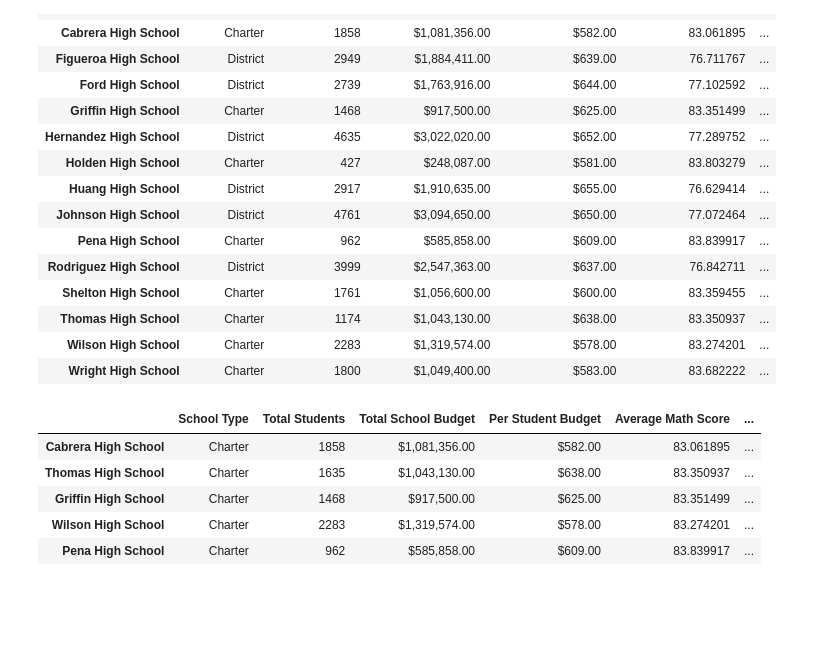
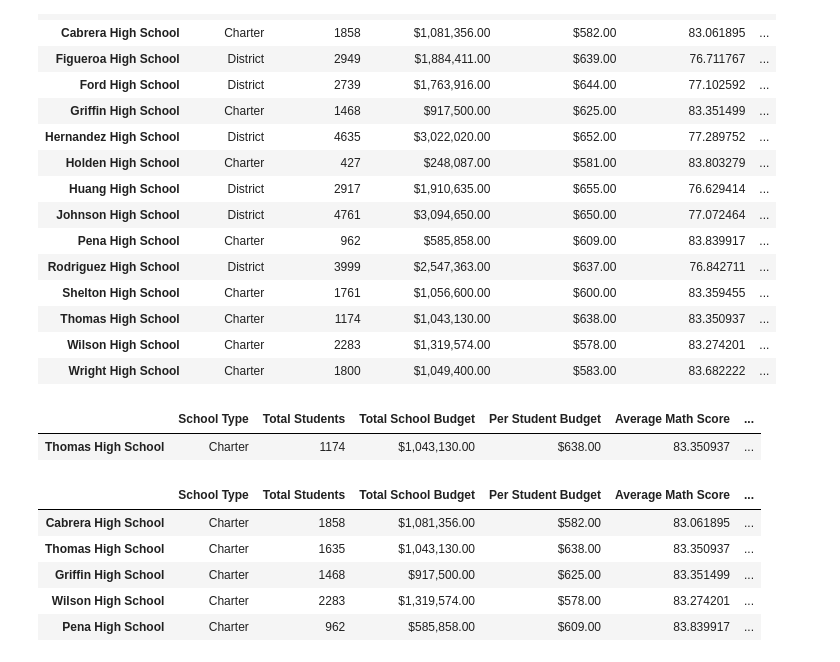
Before and after one commit to ian-zukowski/school_district_analysis, a Jupyter notebook: PyCitySchools_Challenge.ipynb, the cells around one changed output. Cells and saved outputs as stored; diff of their text form; code cells hidden in the pictures; blank space fills up the shorter version.

```diff
--- a/PyCitySchools_Challenge.ipynb
+++ b/PyCitySchools_Challenge.ipynb
@@ -294,6 +296,12 @@ per_school_summary_df
 | Thomas High School | Charter | 1174 | $1,043,130.00 | $638.00 | 83.350937 | ... |
 | Wilson High School | Charter | 2283 | $1,319,574.00 | $578.00 | 83.274201 | ... |
 | Wright High School | Charter | 1800 | $1,049,400.00 | $583.00 | 83.682222 | ... |
+# %%
+# Confirm metrics for Thomas High School were correctly updated to no longer include 9th graders in student count
+per_school_summary_df.loc['Thomas High School':'Thomas High School']
+# %% [output]
+|  | School Type | Total Students | Total School Budget | Per Student Budget | Average Math Score | ... |
+| Thomas High School | Charter | 1174 | $1,043,130.00 | $638.00 | 83.350937 | ... |
 # %%
 # HIGH AND LOW PERFORMING SCHOOLS
 # %%
```
Also changed, not shown: parts of 1 cell of this notebook, 18 other files.
